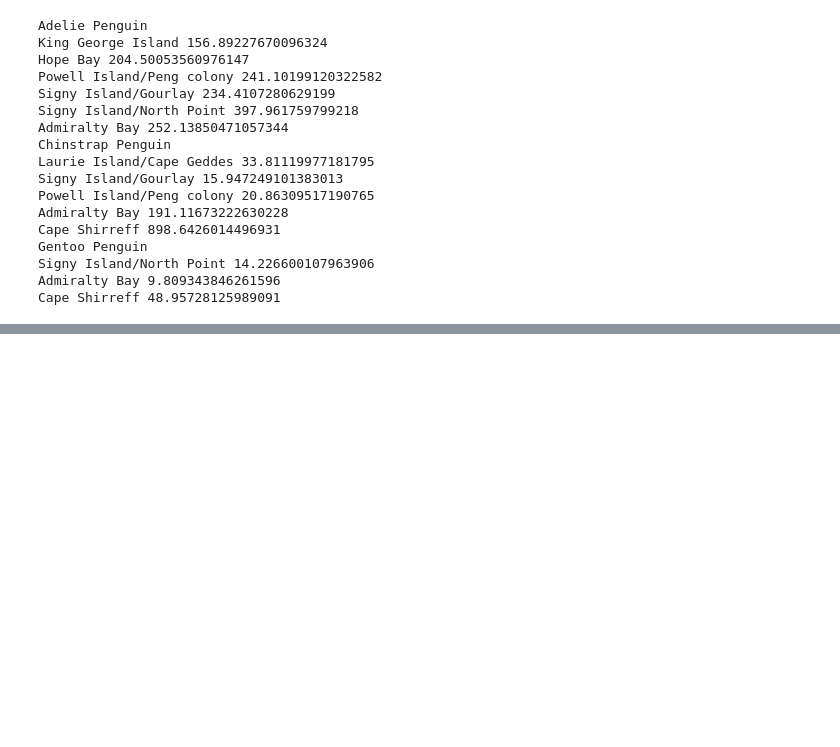
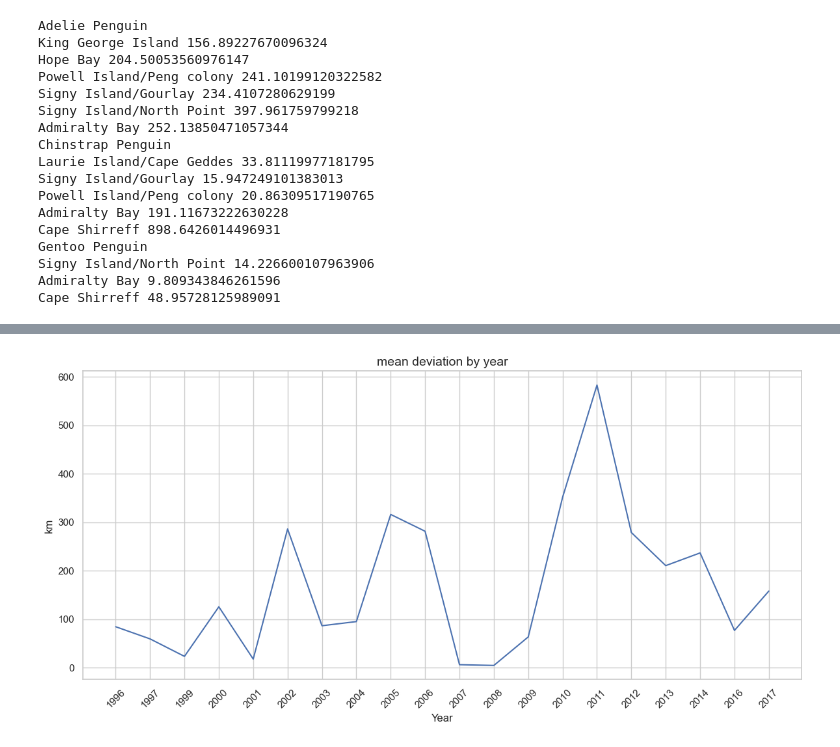
Before and after one commit to lennartp03/projectP, a Jupyter notebook: notebooks/penguin_feature_engineering.ipynb, the cells around one changed output, grey strips where cells are left out. Saved outputs shown, nothing was run; the diff lists cells and outputs as text; code cells hidden in the pictures; blank space fills up the shorter version.

```diff
--- a/notebooks/penguin_feature_engineering.ipynb
+++ b/notebooks/penguin_feature_engineering.ipynb
@@ -65,9 +65,7 @@ print(len(duplicated_datetimes))
 # %%
 # Woher die Duplikate? wahrscheinlich einfach messungen die gleichzeitig stattgefunden haben/falsch eingepflegt wurden
 # Löschen der Duplikate
-
-#HIER UMSCHREIBEN UND pd.dropduplicated BENUTZEN
-df = df.drop(duplicated_datetimes).reset_index(drop=True)
+df = df.drop_duplicates(subset=['track_id', 'datetime']).reset_index(drop=True)
 df.info()
 # %% [output]
 <class 'pandas.core.frame.DataFrame'>
@@ -519,0 +586,15 @@ Cape Shirreff 48.95728125989091
+# %%
+# add year back for calculation
+# extract each unique combination of year, month and day in a dictionary
+unique_dates = df_penguins_final['date_gmt'].unique()
+df_penguins_final = df_penguins_final.sort_values('year').reset_index(drop=True)
+for date in unique_dates:
+    year = date.split('-')[0]
+    df_penguins_final.loc[df_penguins_final['date_gmt'] == date, 'year'] = year
+# %%
+# print number of oberverations per year and species
+species = df_penguins_final['common_name'].unique()
+years = df_penguins_final['year'].unique()
+for specie in species:
+    for year in years:
+        print(specie, year, len(df_penguins_final[(df_penguins_final['common_name'] == specie) & (df_penguins_final['year'] == year)]))
@@ -519,0 +624,11 @@ Cape Shirreff 48.95728125989091
+# %%
+# for all penguins independent of species or colony:
+mean_deviation_results = []
+for year in df_penguins_final['year'].unique():
+    mean_value = df_penguins_final[df_penguins_final['year'] == year]['km_to_colony_mean'].mean()
+    mean_deviation = (df_penguins_final[df_penguins_final['year'] == year]['km_to_colony_mean'] - mean_value).abs().mean()
+    mean_deviation_results.append({'year': year, 'mean Deviation': mean_deviation})
+    print(year, mean_deviation)
+
+# Convert results to DataFrame
+results_df = pd.DataFrame(mean_deviation_results)
@@ -519,0 +656,15 @@ Cape Shirreff 48.95728125989091
+# %%
+
+plt.figure(figsize=(12, 6))
+
+sns.lineplot(x='year', y='mean Deviation', data=results_df, palette='pastel')
+
+# Customization
+plt.title('mean deviation by year', fontsize=14)
+plt.xlabel('Year', fontsize=12)
+plt.ylabel('km', fontsize=12)
+plt.xticks(rotation=45)
+plt.tight_layout()
+plt.show()
+# %% [output]
+[figure, added]
```
Also changed, not shown: parts of 17 cells of this notebook, 4 other files.
